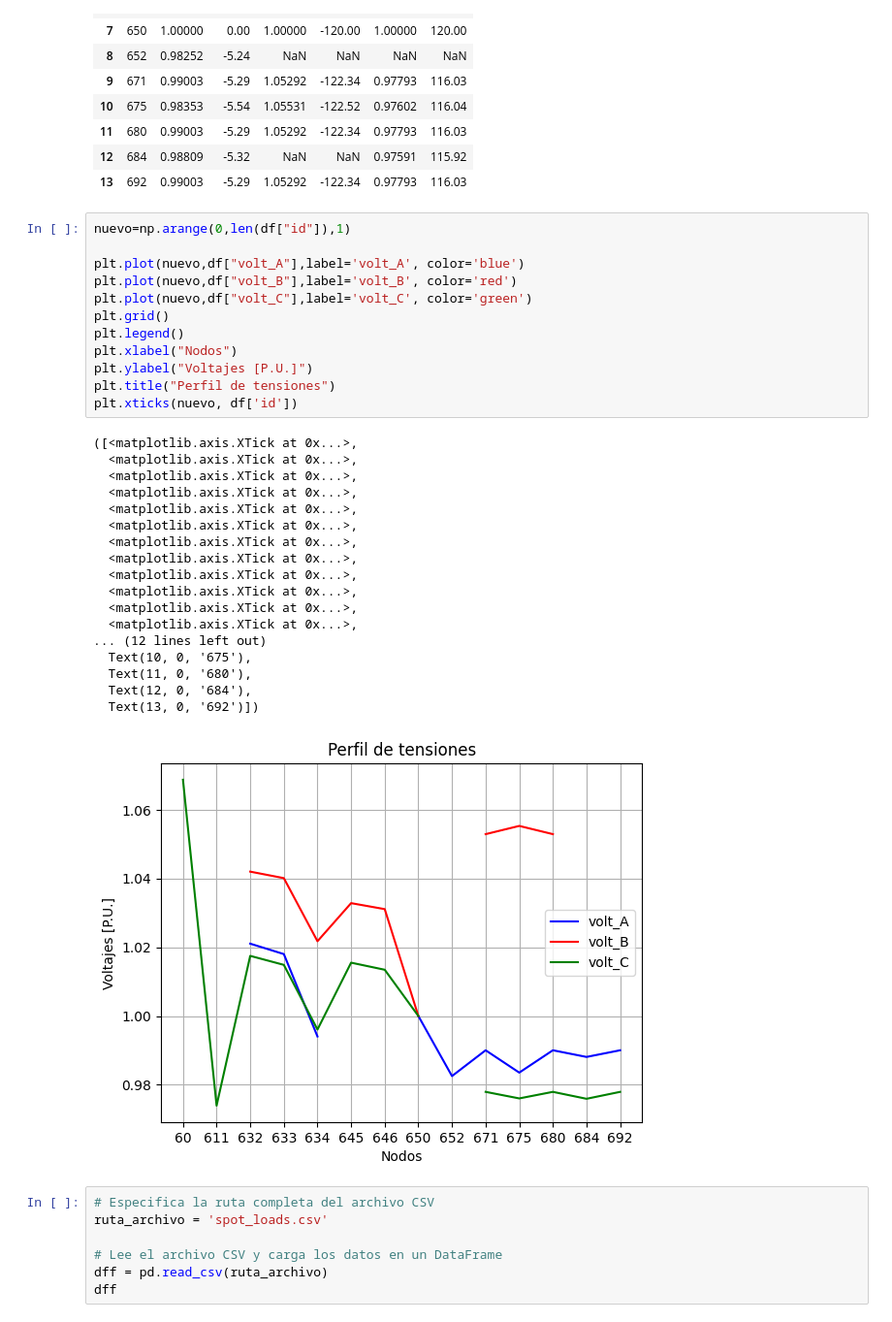
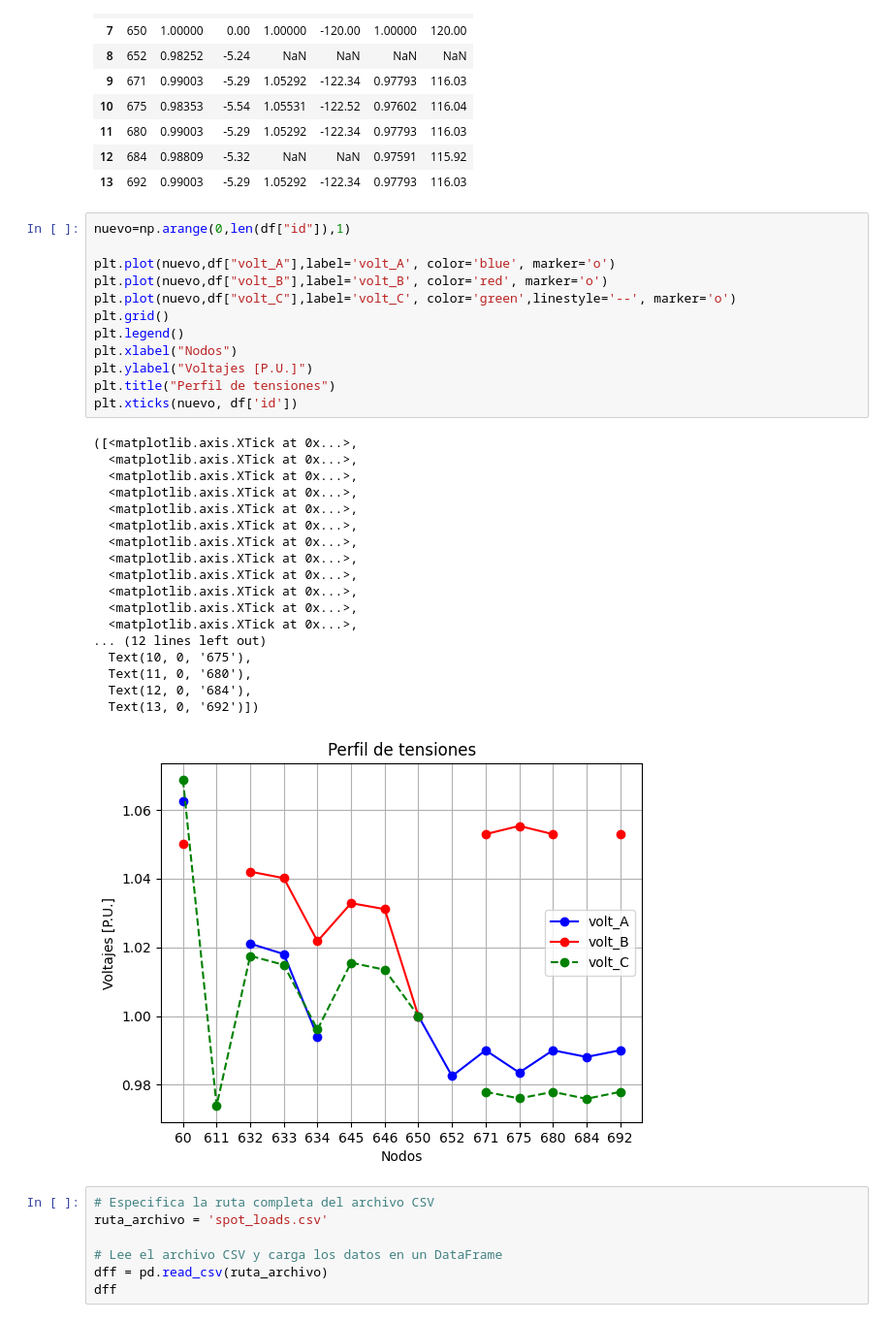
Before and after one commit to diegofdiaz/distributed_generation_proyect, a Jupyter notebook: grap_code.ipynb, the cells around one changed output. Shown at 97% size. Saved outputs shown, nothing was run; the diff lists cells and outputs as text.

```diff
--- a/grap_code.ipynb
+++ b/grap_code.ipynb
@@ -28,34 +28,34 @@ df
 # %%
 nuevo=np.arange(0,len(df["id"]),1)
 
-plt.plot(nuevo,df["volt_A"],label='volt_A', color='blue')
-plt.plot(nuevo,df["volt_B"],label='volt_B', color='red')
-plt.plot(nuevo,df["volt_C"],label='volt_C', color='green')
+plt.plot(nuevo,df["volt_A"],label='volt_A', color='blue', marker='o')
+plt.plot(nuevo,df["volt_B"],label='volt_B', color='red', marker='o')
+plt.plot(nuevo,df["volt_C"],label='volt_C', color='green',linestyle='--', marker='o')
 plt.grid()
 plt.legend()
 plt.xlabel("Nodos")
 plt.ylabel("Voltajes [P.U.]")
 plt.title("Perfil de tensiones")
 plt.xticks(nuevo, df['id'])
 # %% [output]
 ([<matplotlib.axis.XTick at 0x...>,
   <matplotlib.axis.XTick at 0x...>,
   <matplotlib.axis.XTick at 0x...>,
   <matplotlib.axis.XTick at 0x...>,
   <matplotlib.axis.XTick at 0x...>,
   <matplotlib.axis.XTick at 0x...>,
   <matplotlib.axis.XTick at 0x...>,
   <matplotlib.axis.XTick at 0x...>,
   <matplotlib.axis.XTick at 0x...>,
   <matplotlib.axis.XTick at 0x...>,
   <matplotlib.axis.XTick at 0x...>,
   <matplotlib.axis.XTick at 0x...>,
 ... (12 lines left out)
   Text(10, 0, '675'),
   Text(11, 0, '680'),
   Text(12, 0, '684'),
   Text(13, 0, '692')])
-[figure, old version]
+[figure, new version]
 # %%
 # Especifica la ruta completa del archivo CSV
 ruta_archivo = 'spot_loads.csv'
```
Also changed, not shown: parts of 12 cells of this notebook, 9 other files.
